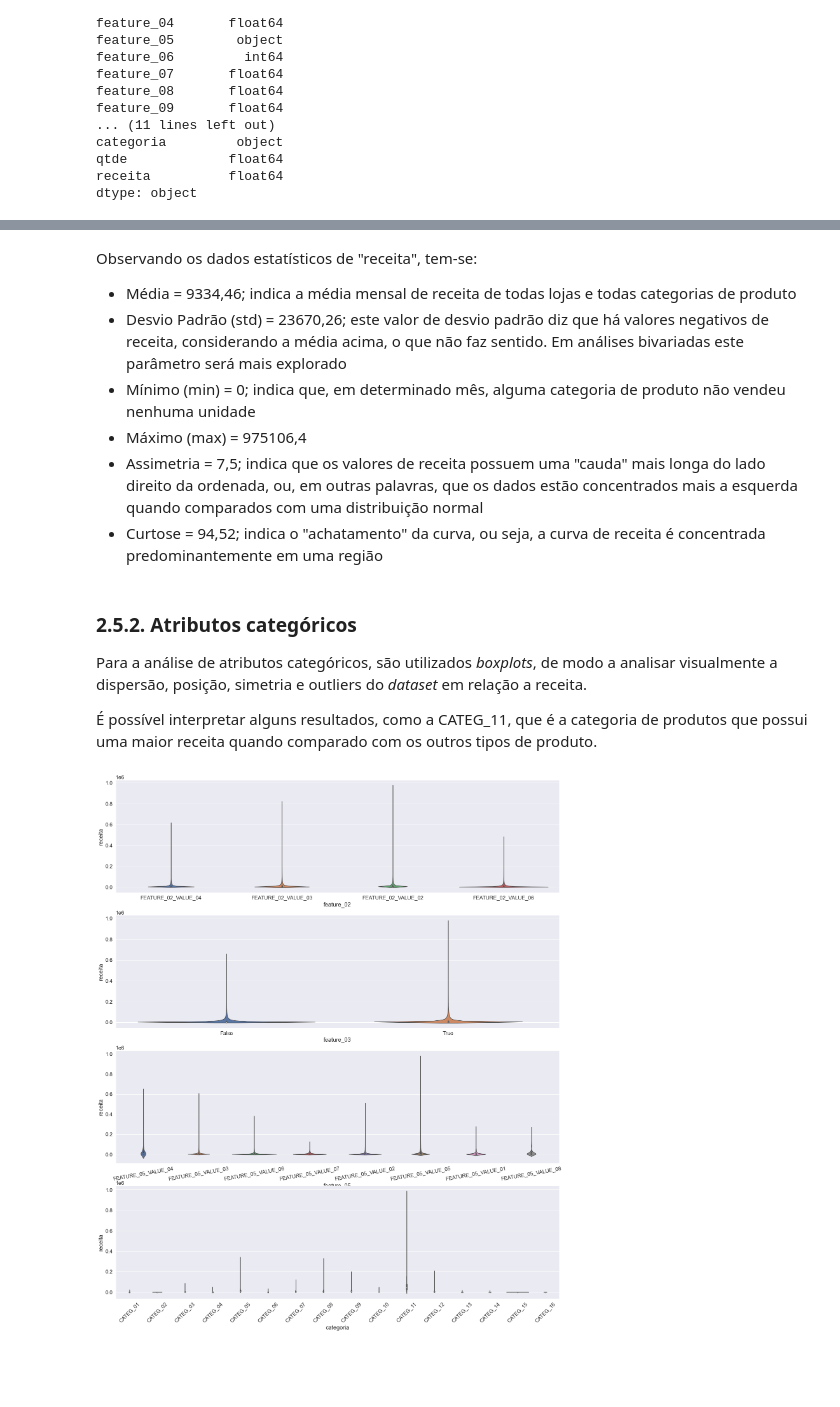
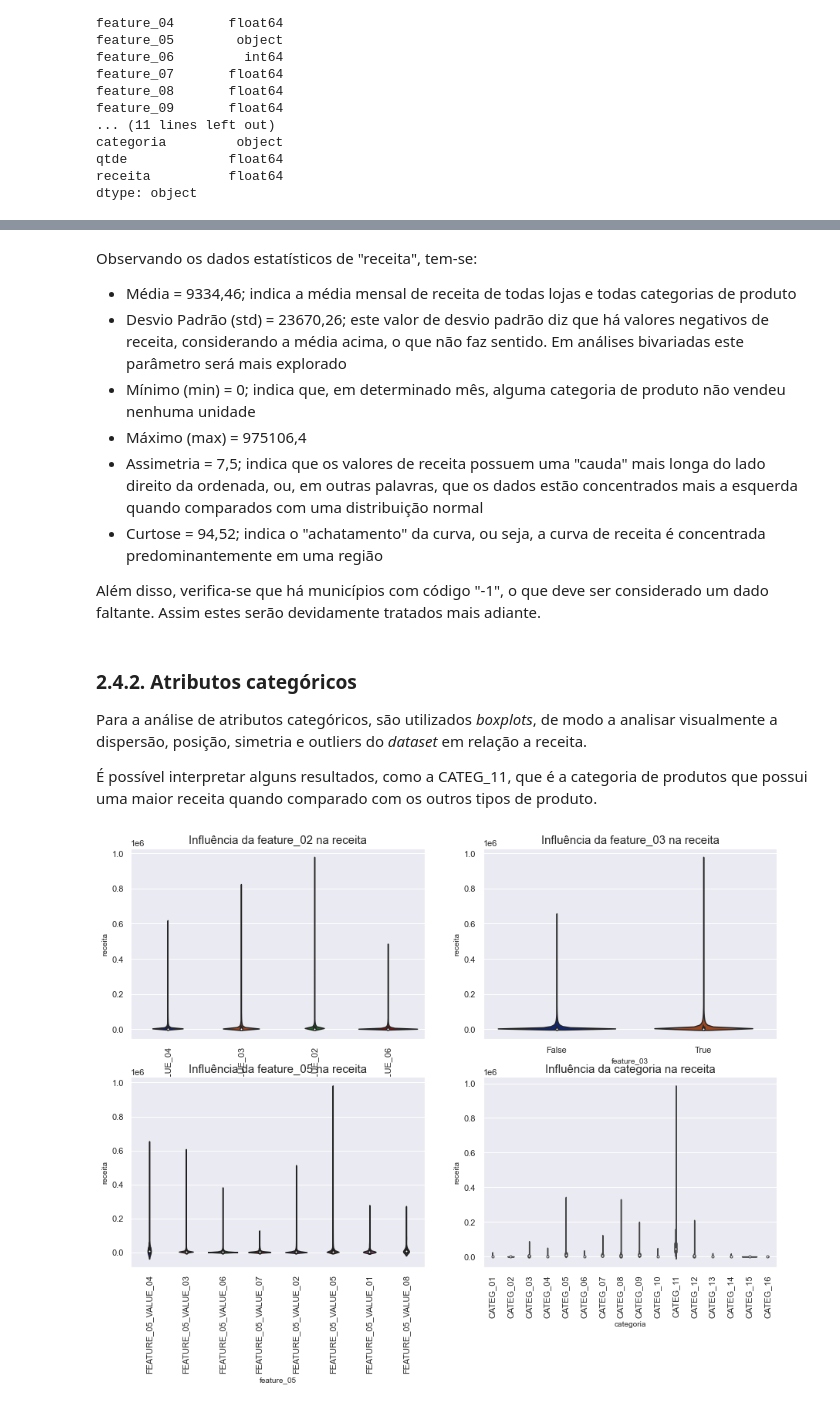
Before and after one commit to Lucas-Okamura/Hackathon_Big_Data, a Jupyter notebook: Hackathon Big Data.ipynb, the cells around one changed output, grey strips where cells are left out. Cells and saved outputs as stored; diff of their text form; code cells hidden in the pictures; blank space fills up the shorter version.

```diff
--- a/Hackathon Big Data.ipynb
+++ b/Hackathon Big Data.ipynb
@@ -249,4 +244 @@ dtype: int64
-# %%
-df1.drop(['feature_01', 'feature_11', 'feature_12', 'feature_13', 'feature_14', 'feature_15', 'feature_16', 'feature_17', 'feature_18'],
-         inplace = True, axis = 1)
 # %% [markdown]
@@ -299,26 +313,33 @@ Observando os dados estatísticos de "receita", tem-se:
 * Máximo (max) = 975106,4
 * Assimetria = 7,5; indica que os valores de receita possuem uma "cauda" mais longa do lado direito da ordenada, ou, em outras palavras, que os dados estão concentrados mais a esquerda quando comparados com uma distribuição normal
 * Curtose = 94,52; indica o "achatamento" da curva, ou seja, a curva de receita é concentrada predominantemente em uma região
+
+Além disso, verifica-se que há municípios com código "-1", o que deve ser considerado um dado faltante. Assim estes serão devidamente tratados mais adiante.
 # %% [markdown]
-### 2.5.2. Atributos categóricos
+### 2.4.2. Atributos categóricos
 
 Para a análise de atributos categóricos, são utilizados _boxplots_, de modo a analisar visualmente a dispersão, posição, simetria e outliers do _dataset_ em relação a receita.
 
 É possível interpretar alguns resultados, como a CATEG_11, que é a categoria de produtos que possui uma maior receita quando comparado com os outros tipos de produto.
 # %%
-plt.subplot(4,1,1)
+plt.subplot(2,2,1)
 _ = sns.violinplot(x = 'feature_02', y = 'receita', data = df1)
+_ = plt.xticks(rotation = 30)
+_ = plt.title("Influência da feature_02 na receita")
 
-plt.subplot(4,1,2)
+plt.subplot(2,2,2)
 _ = sns.violinplot(x = 'feature_03', y = 'receita', data = df1)
+_ = plt.title("Influência da feature_03 na receita")
 
-plt.subplot(4,1,3)
+plt.subplot(2,2,3)
 _ = sns.violinplot(x = 'feature_05', y = 'receita', data = df1)
-_ = plt.xticks(rotation = 10)
+_ = plt.xticks(rotation = 90)
+_ = plt.title("Influência da feature_05 na receita")
 
-plt.subplot(4,1,4)
+plt.subplot(2,2,4)
 _ = sns.violinplot(x = 'categoria', y = 'receita', data = df1)
-_ = plt.xticks(rotation = 45)
+_ = plt.xticks(rotation = 90)
+_ = plt.title("Influência da categoria na receita")
 # %% [output]
-[figure, old version]
+[figure, new version]
 # %% [markdown]
```
Also changed, not shown: parts of 51 cells of this notebook.
